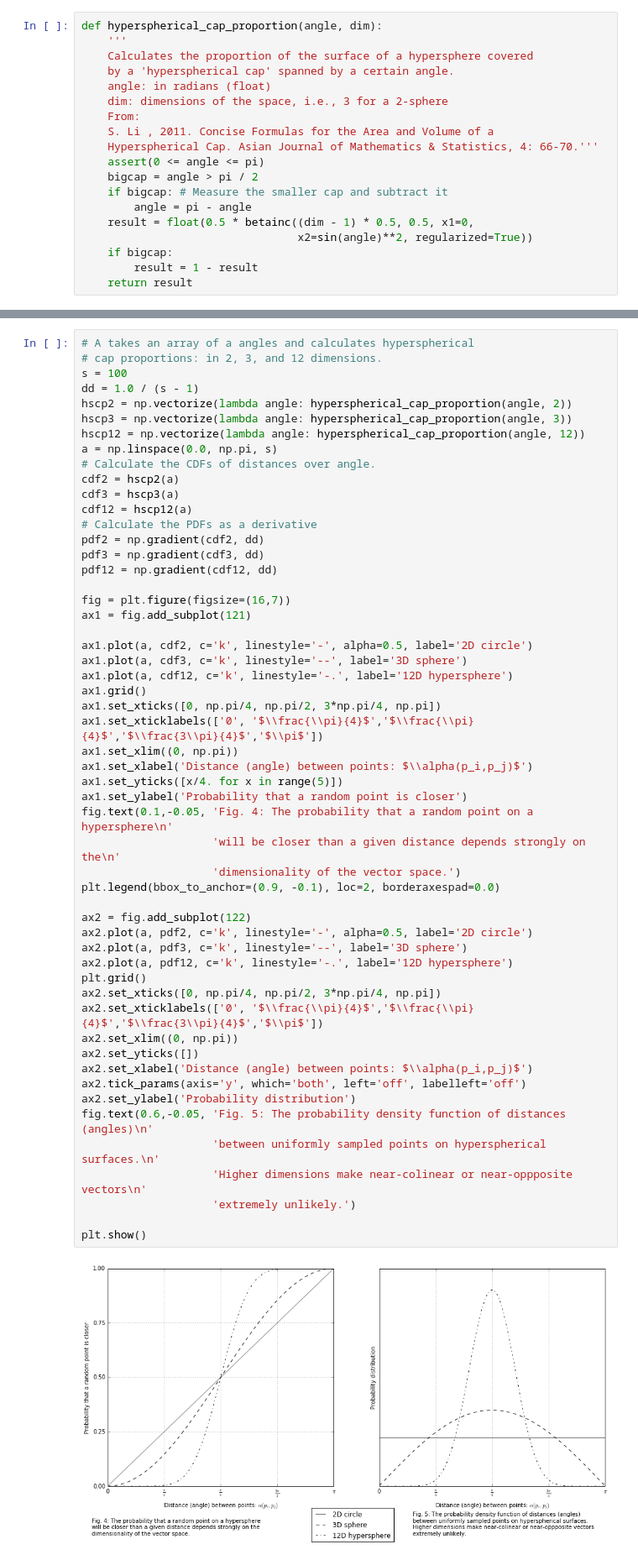
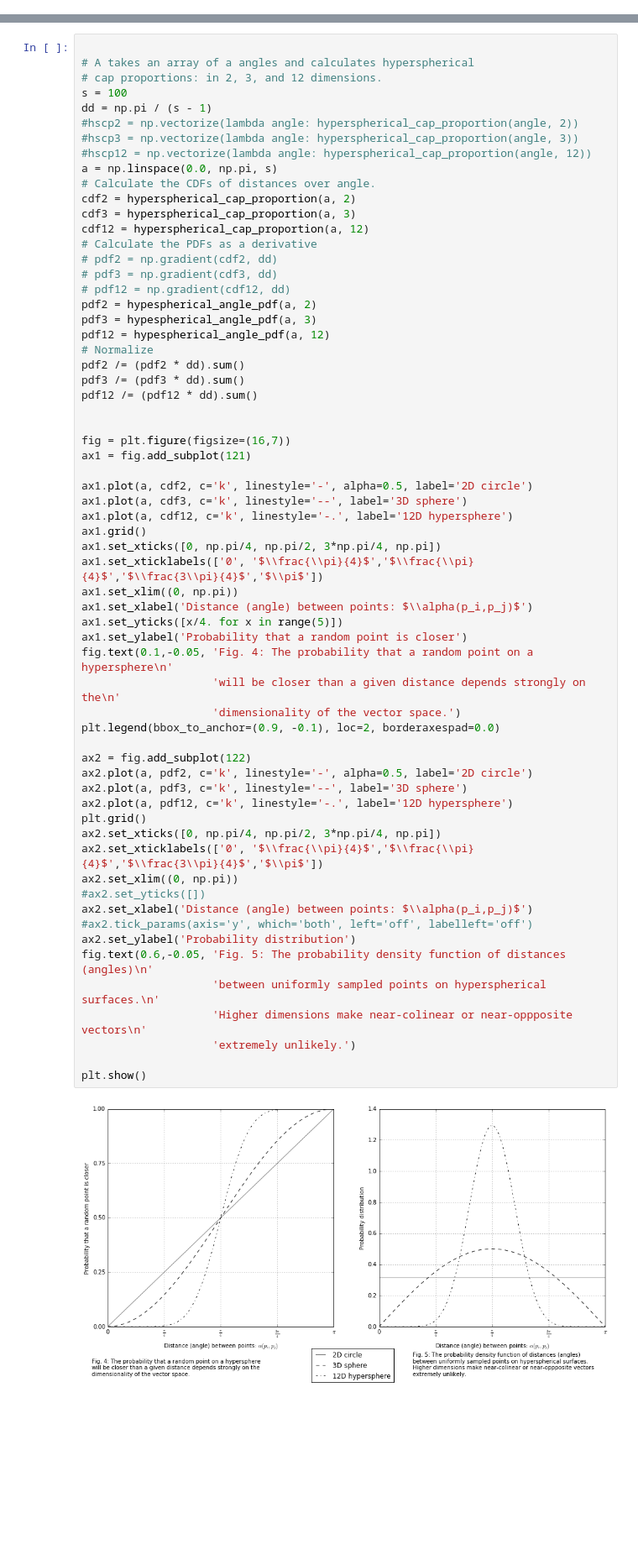
Before and after one commit to sagland/vecassoc, a Jupyter notebook: notebooks/Vector Association.ipynb, the cells around one changed output, grey strips where cells are left out. Shown at 84% size. Saved outputs shown, nothing was run; the diff lists cells and outputs as text; blank space fills up the shorter version.

```diff
--- a/notebooks/Vector Association.ipynb
+++ b/notebooks/Vector Association.ipynb
@@ -179,22 +177,3 @@ plt.show()
 $$A_n^{cap}(r, \theta) = \frac{1}{2} A_n(r) I_{\sin^2\theta}(\frac{n-1}{2},\frac{1}{2})$$
 
 Here, $r$ is the hypersphere radius, which for our purposes is $1$. $A_n$ is the area of a hypersphere in $\mathbb{R}_n$, which we can factor out since we need only compute the proportion of the cap's area relative to the total area. $I$ is the *regularized incomplete beta function*.
-# %%
-def hyperspherical_cap_proportion(angle, dim):
-    '''
-    Calculates the proportion of the surface of a hypersphere covered
-    by a 'hyperspherical cap' spanned by a certain angle.
-    angle: in radians (float)
-    dim: dimensions of the space, i.e., 3 for a 2-sphere
-    From:
-    S. Li , 2011. Concise Formulas for the Area and Volume of a
-    Hyperspherical Cap. Asian Journal of Mathematics & Statistics, 4: 66-70.'''
-    assert(0 <= angle <= pi)
-    bigcap = angle > pi / 2
-    if bigcap: # Measure the smaller cap and subtract it
-        angle = pi - angle
-    result = float(0.5 * betainc((dim - 1) * 0.5, 0.5, x1=0,
-                                 x2=sin(angle)**2, regularized=True))
-    if bigcap:
-        result = 1 - result
-    return result
@@ -203,22 +215,31 @@ Given any two points on a hypersphere surface, we can now calculate the probabil
 
 *Fig. 4* compares the probability curves obtained over the range of possible distances ($0 - \pi$) for a selection of dimensionalities. From it we can conclude that given two random points on a 2D circle, or 3D sphere, there is a fair chance that they'll have be closer than a distance of $\frac{\pi}{4}$ (or $< 45^o$). But on a 12-D hypersphere, the chance is extremely low.
 # %%
+
 # A takes an array of a angles and calculates hyperspherical
 # cap proportions: in 2, 3, and 12 dimensions.
 s = 100
-dd = 1.0 / (s - 1)
-hscp2 = np.vectorize(lambda angle: hyperspherical_cap_proportion(angle, 2))
-hscp3 = np.vectorize(lambda angle: hyperspherical_cap_proportion(angle, 3))
-hscp12 = np.vectorize(lambda angle: hyperspherical_cap_proportion(angle, 12))
+dd = np.pi / (s - 1)
+#hscp2 = np.vectorize(lambda angle: hyperspherical_cap_proportion(angle, 2))
+#hscp3 = np.vectorize(lambda angle: hyperspherical_cap_proportion(angle, 3))
+#hscp12 = np.vectorize(lambda angle: hyperspherical_cap_proportion(angle, 12))
 a = np.linspace(0.0, np.pi, s)
 # Calculate the CDFs of distances over angle.
-cdf2 = hscp2(a)
-cdf3 = hscp3(a)
-cdf12 = hscp12(a)
+cdf2 = hyperspherical_cap_proportion(a, 2)
+cdf3 = hyperspherical_cap_proportion(a, 3)
+cdf12 = hyperspherical_cap_proportion(a, 12)
 # Calculate the PDFs as a derivative
-pdf2 = np.gradient(cdf2, dd)
-pdf3 = np.gradient(cdf3, dd)
-pdf12 = np.gradient(cdf12, dd)
+# pdf2 = np.gradient(cdf2, dd)
+# pdf3 = np.gradient(cdf3, dd)
+# pdf12 = np.gradient(cdf12, dd)
+pdf2 = hypespherical_angle_pdf(a, 2)
+pdf3 = hypespherical_angle_pdf(a, 3)
+pdf12 = hypespherical_angle_pdf(a, 12)
+# Normalize
+pdf2 /= (pdf2 * dd).sum()
+pdf3 /= (pdf3 * dd).sum()
+pdf12 /= (pdf12 * dd).sum()
+
 
 fig = plt.figure(figsize=(16,7))
 ax1 = fig.add_subplot(121)
@@ -228,36 +249,36 @@ ax1.plot(a, cdf3, c='k', linestyle='--', label='3D sphere')
 ax1.plot(a, cdf12, c='k', linestyle='-.', label='12D hypersphere')
 ax1.grid()
 ax1.set_xticks([0, np.pi/4, np.pi/2, 3*np.pi/4, np.pi])
 ax1.set_xticklabels(['0', '$\\frac{\\pi}{4}$','$\\frac{\\pi}{4}$','$\\frac{3\\pi}{4}$','$\\pi$'])
 ax1.set_xlim((0, np.pi))
 ax1.set_xlabel('Distance (angle) between points: $\\alpha(p_i,p_j)$')
 ax1.set_yticks([x/4. for x in range(5)])
 ax1.set_ylabel('Probability that a random point is closer')
 fig.text(0.1,-0.05, 'Fig. 4: The probability that a random point on a hypersphere\n'
                     'will be closer than a given distance depends strongly on the\n'
                     'dimensionality of the vector space.')
 plt.legend(bbox_to_anchor=(0.9, -0.1), loc=2, borderaxespad=0.0)
 
 ax2 = fig.add_subplot(122)
 ax2.plot(a, pdf2, c='k', linestyle='-', alpha=0.5, label='2D circle')
 ax2.plot(a, pdf3, c='k', linestyle='--', label='3D sphere')
 ax2.plot(a, pdf12, c='k', linestyle='-.', label='12D hypersphere')
 plt.grid()
 ax2.set_xticks([0, np.pi/4, np.pi/2, 3*np.pi/4, np.pi])
 ax2.set_xticklabels(['0', '$\\frac{\\pi}{4}$','$\\frac{\\pi}{4}$','$\\frac{3\\pi}{4}$','$\\pi$'])
 ax2.set_xlim((0, np.pi))
-ax2.set_yticks([])
+#ax2.set_yticks([])
 ax2.set_xlabel('Distance (angle) between points: $\\alpha(p_i,p_j)$')
-ax2.tick_params(axis='y', which='both', left='off', labelleft='off')
+#ax2.tick_params(axis='y', which='both', left='off', labelleft='off')
 ax2.set_ylabel('Probability distribution')
 fig.text(0.6,-0.05, 'Fig. 5: The probability density function of distances (angles)\n'
                     'between uniformly sampled points on hyperspherical surfaces.\n'
                     'Higher dimensions make near-colinear or near-oppposite vectors\n'
                     'extremely unlikely.')
 
 plt.show()
 # %% [output]
-[figure, old version]
+[figure, new version]
 # %% [markdown]
 This *hyperspherical cap proportion* corresponding to an angle can be seen as the *cumulative distribution function* (CDF) for distances between pairs of uniformly sampled points on the surfaces of hyperspheres. It follows that its derivative is the *probability density function* (PDF) for these distances. *Fig. 5* shows these PDFs - computed numerically - and they make clearer the effect that higher dimensions have. Distances are much more likely to be clustered around $\frac{\pi}{2}$. That is, as dimensionality increases, points tend to be at near-orthogonal angles to eachother. Distances around $0$ or $\pi$ are increasingly unlikely to happen by chance, which for our purposes means they can be interpreted as significant.
 # %% [markdown]
```
Also changed, not shown: parts of 6 cells of this notebook, 1 other file.
